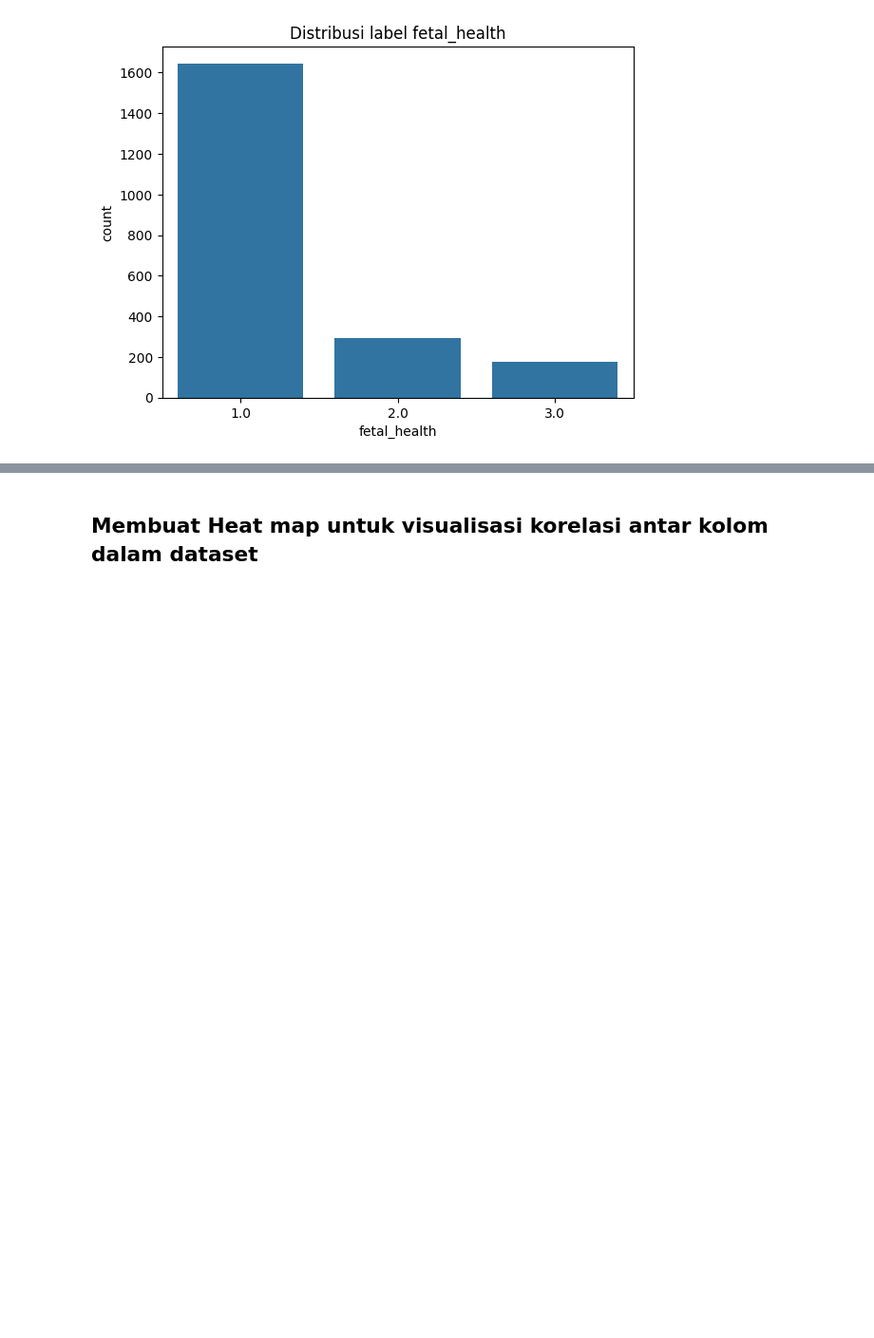
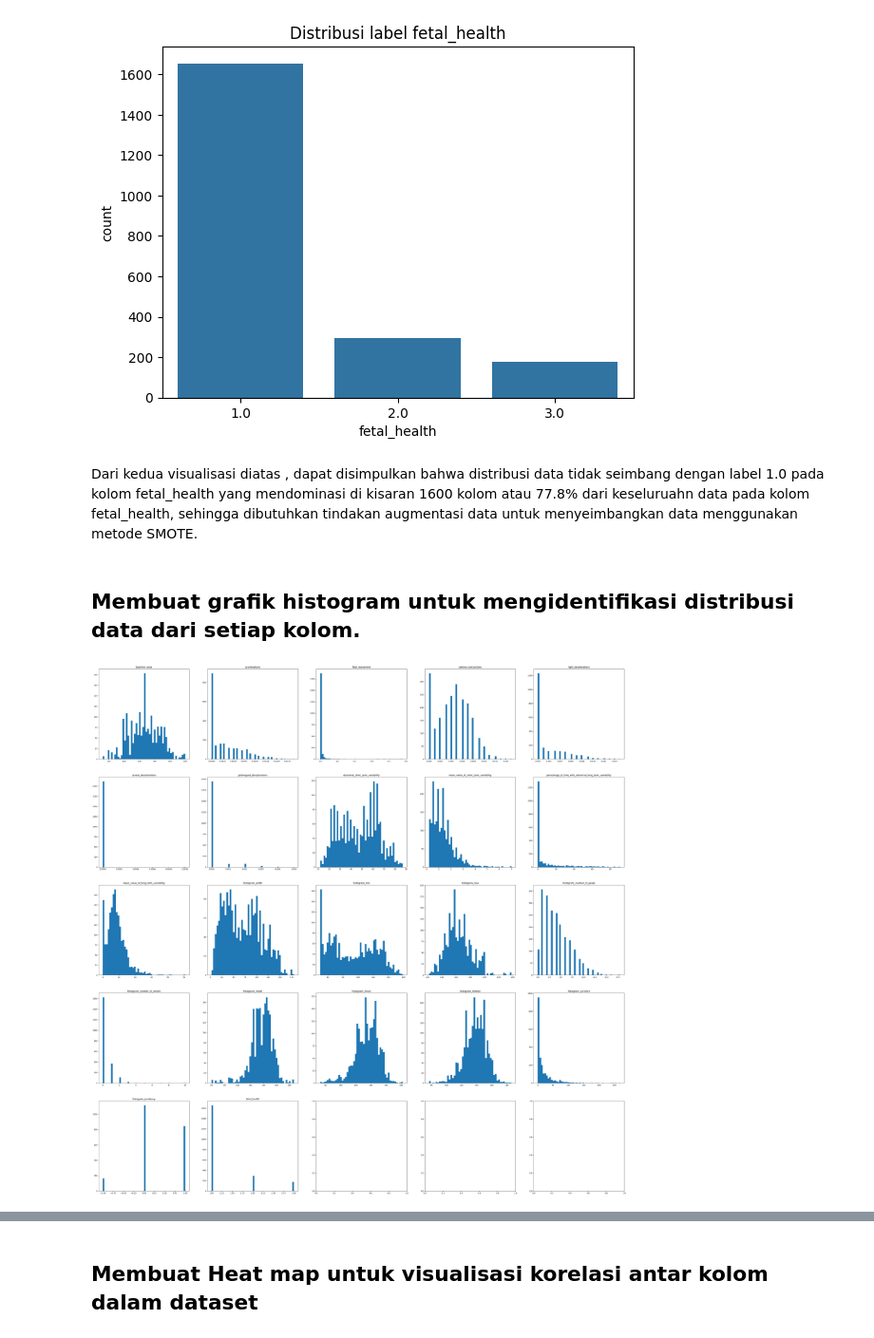
Before and after one commit to M-o-ha-med/ProyekMLT, a Jupyter notebook: Fetal_Health_Mohamed.ipynb, the cells around one changed output, grey strips where cells are left out. Shown at 95% size. Drawn from its saved outputs; the diff is of its cells as text; code cells hidden in the pictures; blank space fills up the shorter version.

```diff
--- a/Fetal_Health_Mohamed.ipynb
+++ b/Fetal_Health_Mohamed.ipynb
@@ -160,3 +176,18 @@ plt.title('Distribusi label fetal_health')
 plt.show()
 # %% [output]
 [figure]
+# %% [markdown]
+Dari kedua visualisasi diatas , dapat disimpulkan bahwa distribusi data tidak seimbang dengan label 1.0 pada kolom fetal_health yang mendominasi di kisaran 1600 kolom atau 77.8% dari keseluruahn data pada kolom fetal_health, sehingga dibutuhkan tindakan augmentasi data untuk menyeimbangkan data menggunakan metode SMOTE.
+# %% [markdown]
+## Membuat grafik histogram untuk mengidentifikasi distribusi data dari setiap kolom.
+# %%
+rows = int(np.ceil(np.sqrt(len(df.columns))))
+cols = int(np.ceil(len(df.columns) / rows))
+fig, ax = plt.subplots(rows, cols, figsize=(10*cols, 10*rows))
+ax = ax.flatten()
+for idx , column in enumerate(df.columns):
+  ax[idx].hist(x = df[column] , bins=50)
+  ax[idx].set_title(column)
+plt.show()
+# %% [output]
+[figure, added]
```
Also changed, not shown: parts of 38 cells of this notebook.
